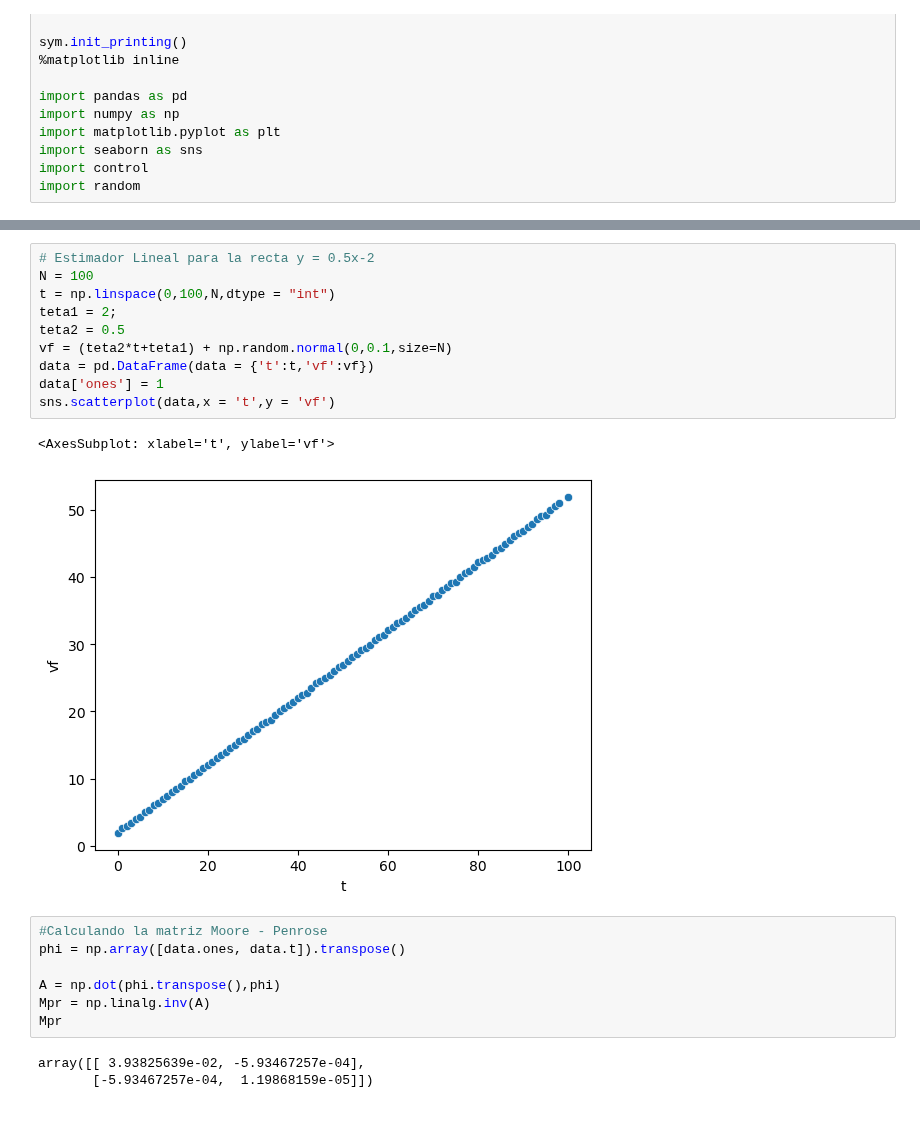
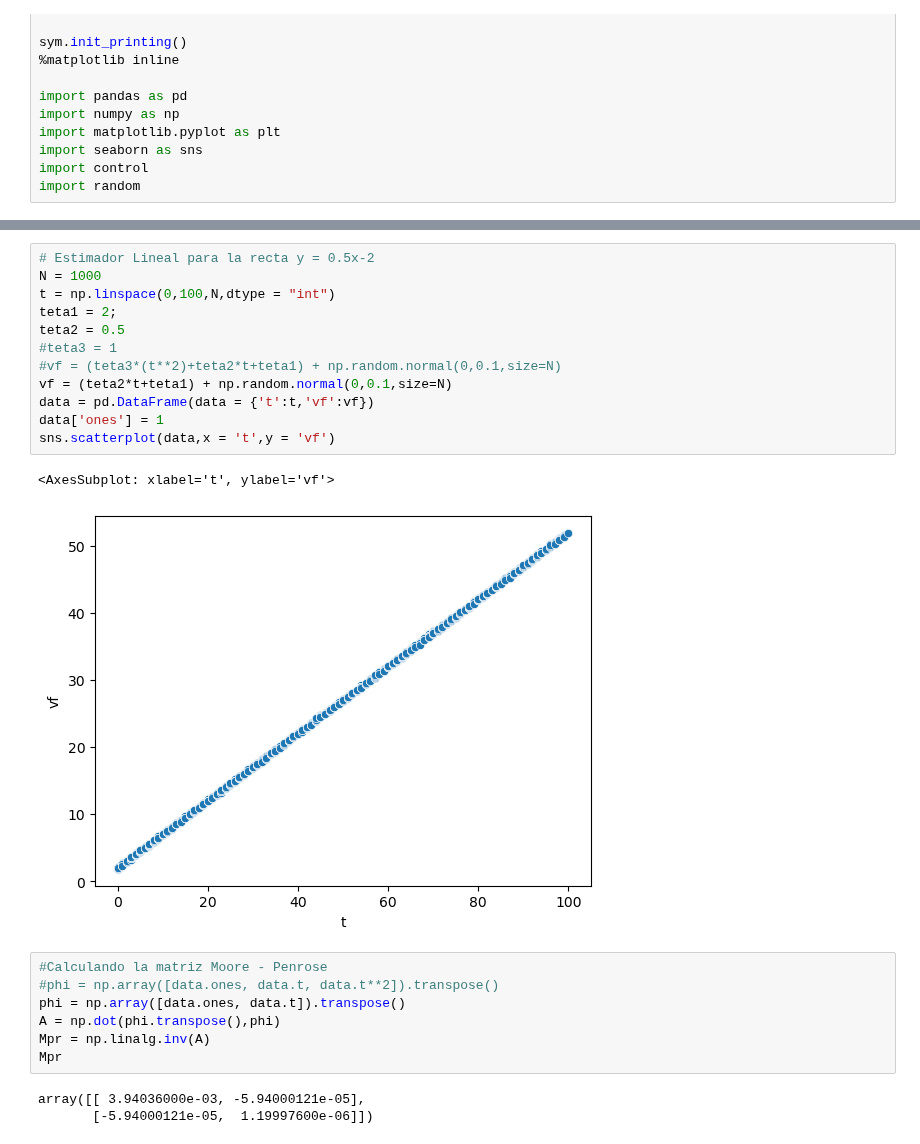
Before and after one commit to jairocuellar/System_identification, a Jupyter notebook: class_04_01.ipynb, the cells around one changed output, grey strips where cells are left out. Drawn from its saved outputs; the diff is of its cells as text.

```diff
--- a/class_04_01.ipynb
+++ b/class_04_01.ipynb
@@ -142,26 +142,28 @@ N&\sum_{k=1}^{N}t(n)\\\sum_{k=1}^{N}t(n)&\sum_{k=1}^{N}t(n)^2
 # %%
 # Estimador Lineal para la recta y = 0.5x-2
-N = 100
+N = 1000
 t = np.linspace(0,100,N,dtype = "int")
 teta1 = 2;
 teta2 = 0.5
+#teta3 = 1
+#vf = (teta3*(t**2)+teta2*t+teta1) + np.random.normal(0,0.1,size=N)
 vf = (teta2*t+teta1) + np.random.normal(0,0.1,size=N)
 data = pd.DataFrame(data = {'t':t,'vf':vf})
 data['ones'] = 1
 sns.scatterplot(data,x = 't',y = 'vf')
 # %% [output]
 <AxesSubplot: xlabel='t', ylabel='vf'>
-[figure, old version]
+[figure, new version]
 # %%
 #Calculando la matriz Moore - Penrose
+#phi = np.array([data.ones, data.t, data.t**2]).transpose()
 phi = np.array([data.ones, data.t]).transpose()
-
 A = np.dot(phi.transpose(),phi)
 Mpr = np.linalg.inv(A)
 Mpr
 # %% [output]
-array([[ 3.93825639e-02, -5.93467257e-04],
-       [-5.93467257e-04,  1.19868159e-05]])
+array([[ 3.94036000e-03, -5.94000121e-05],
+       [-5.94000121e-05,  1.19997600e-06]])
 # %%
 #Obteniendo la matriz de estimadores
 B = np.dot(phi.transpose(),vf)
```
Also changed, not shown: parts of 6 cells of this notebook, 3 other files.
